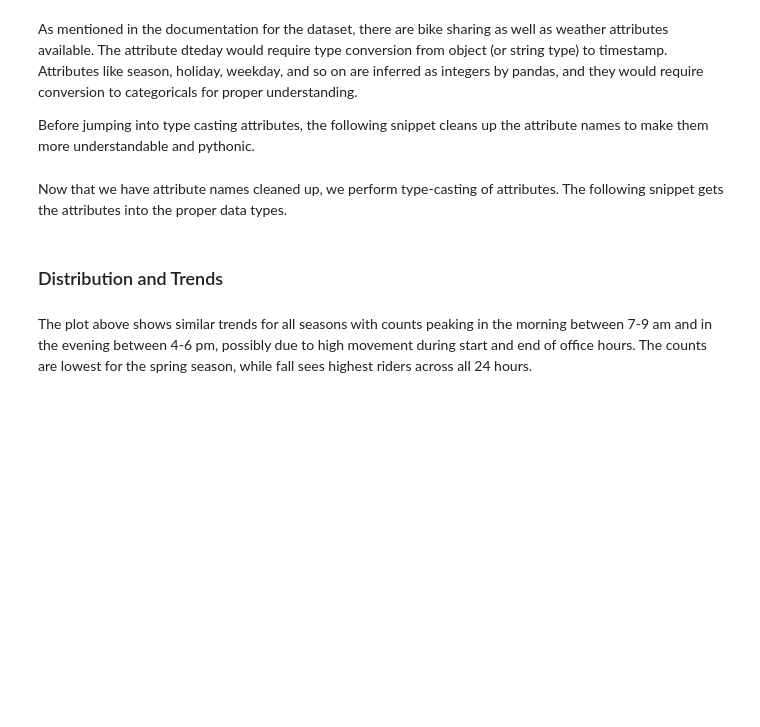
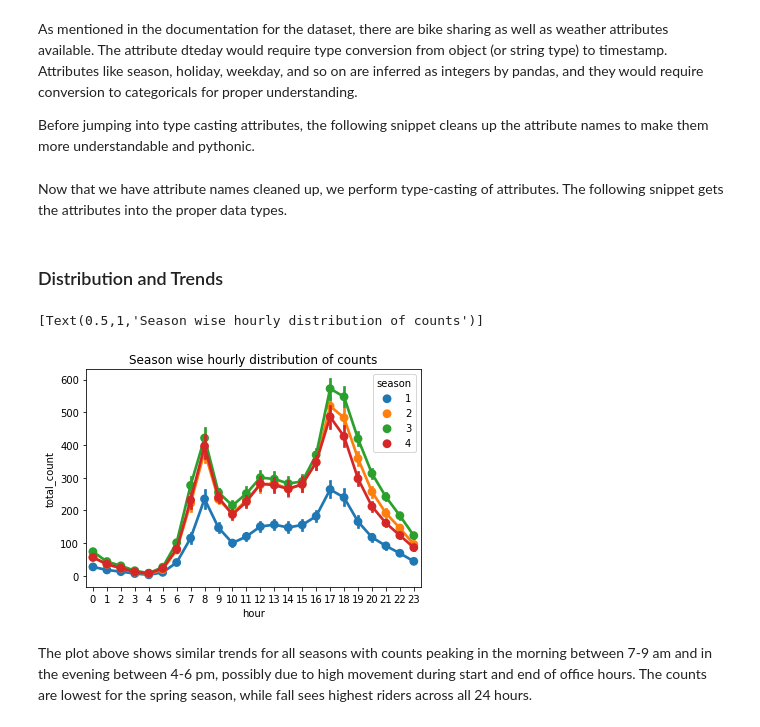
Before and after one commit to FreddyBruce/ipython-notebooks, a Jupyter notebook: bike-sharing/analyzing-bike-sharing.ipynb, the cells around one changed output. Drawn from its saved outputs; the diff is of its cells as text; code cells hidden in the pictures; blank space fills up the shorter version.

```diff
--- a/bike-sharing/analyzing-bike-sharing.ipynb
+++ b/bike-sharing/analyzing-bike-sharing.ipynb
@@ -21,3 +16,34 @@ import matplotlib.pyplot as plt
+# %%
+# data manipulation
+import numpy as np
+import pandas as pd
+
+# plotting
+import seaborn as sns
+import matplotlib.pyplot as plt
+
+# modeling utilities
+import scipy.stats as stats
+import pydotplus
+from sklearn import tree
+from sklearn import metrics
+from sklearn import preprocessing
+from sklearn import  linear_model
+from sklearn.model_selection import cross_val_score
+from sklearn.model_selection import train_test_split
+from sklearn.model_selection import cross_val_predict
+from sklearn.tree import DecisionTreeRegressor
+
+sns.set_style('whitegrid')
+sns.set_context('talk')
+params = {'legend.fontsize': 'x-large',
+          'figure.figsize': (30, 10),
+          'axes.labelsize': 'x-large',
+          'axes.titlesize':'x-large',
+          'xtick.labelsize':'x-large',
+          'ytick.labelsize':'x-large'}
+
+plt.rcParams.update(params)
 # %% [markdown]
 ### Preprocessing
 # %%
@@ -60,12 +114,15 @@ df_hour['hour'] = df_hour.hour.astype('category')
 ### Distribution and Trends
 # %%
 fig,ax = plt.subplots()
-sn.pointplot(data=df_hour[['hour',
+sns.pointplot(data=df_hour[['hour',
                            'total_count',
                            'season']],
              x='hour', y='total_count',
              hue='season', ax=ax)
 ax.set(title="Season wise hourly distribution of counts")
+# %% [output]
+[Text(0.5,1,'Season wise hourly distribution of counts')]
+[figure, added]
 # %% [markdown]
 The plot above shows similar trends for all seasons with counts peaking in the morning between 7-9 am and in the evening between 4-6 pm, possibly due to high movement during start and end of office hours. The counts are lowest for the spring season, while fall sees highest riders across all 24 hours.
 # %%
```
Also changed, not shown: parts of 38 cells of this notebook, 13 other files.
